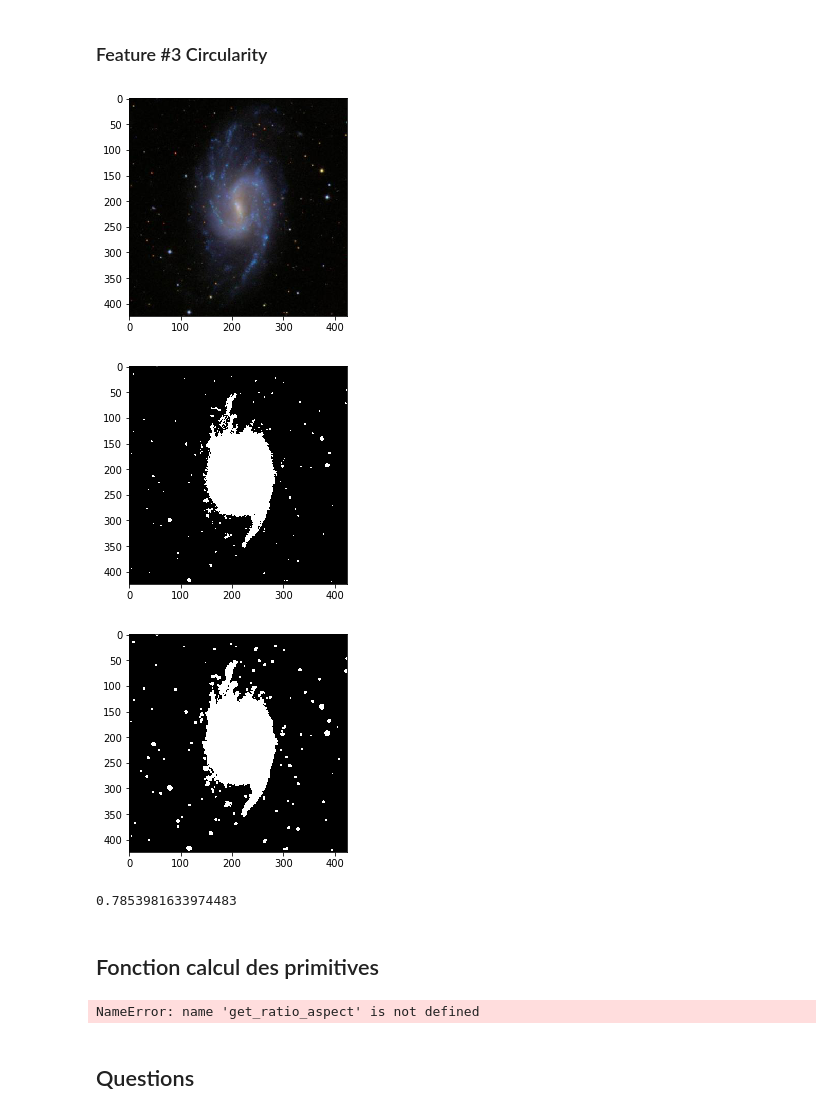
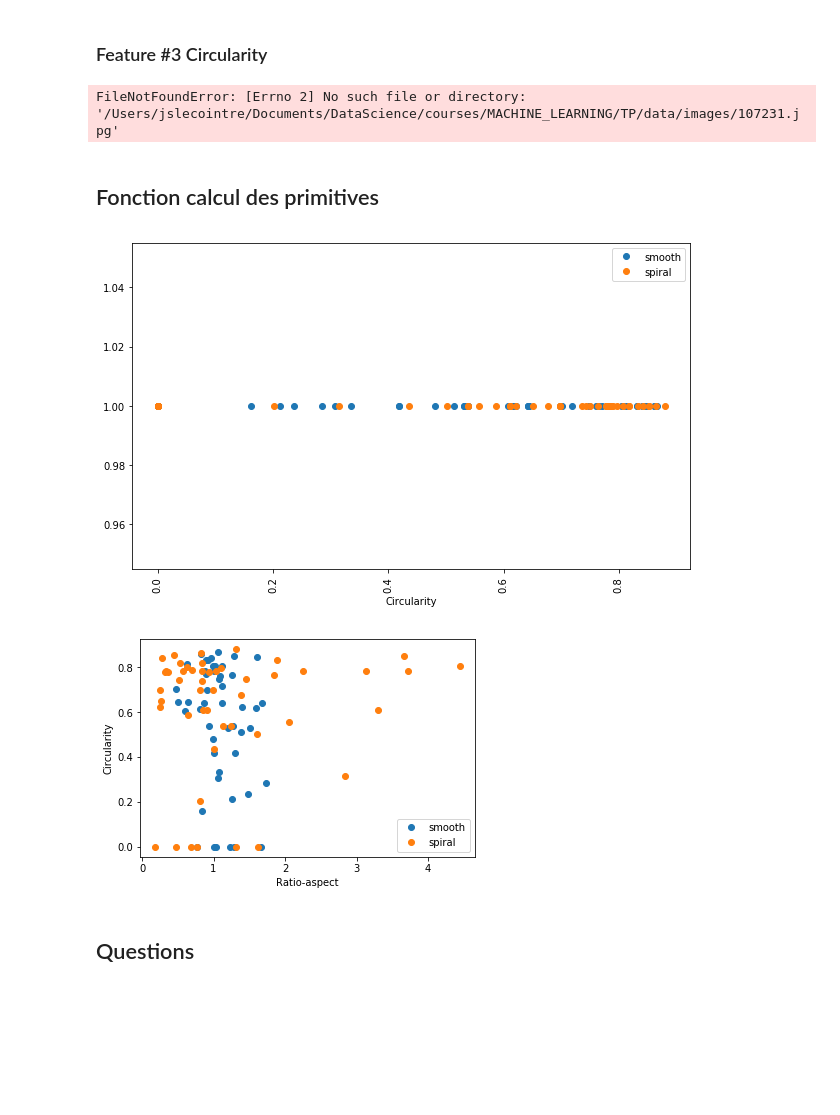
Before and after one commit to lodtan/gti770-tp1, a Jupyter notebook: GTI770-TP01.ipynb, the cells around one changed output. Cells and saved outputs as stored; diff of their text form; code cells hidden in the pictures; blank space fills up the shorter version.

Commit message:
add plots

```diff
--- a/GTI770-TP01.ipynb
+++ b/GTI770-TP01.ipynb
@@ -28,7 +28,7 @@ import csv
 pathHugo = "E:\\DocsPerso\\DocsBoulot\\ETS-MTL\\GTI770-02-SystIntel&MachineLearning\\data\\data\\images\\"
 # JS
 path= '/Users/jslecointre/Documents/DataScience/courses/MACHINE_LEARNING/TP/data/images/'
-path = '/Users/raen/Documents/UTC/ETS/GTI770/GTI770-Data/images/'
+pathElodie = '/Users/raen/Documents/UTC/ETS/GTI770/GTI770-Data/images/'
 exts = ".jpg"
 nb_img = "107231"
 
@@ -208,11 +208,6 @@ def calculateCircularity(img):
     kernel = np.ones((3,3),np.uint8)
     dilation = cv2.dilate(thresh,kernel,iterations = 1)
 
-    plt.imshow(thresh, cmap = 'gray')
-    plt.show()
-
-    plt.imshow(dilation, cmap = 'gray')
-    plt.show()
 
     # Get moment to calculate area
     img2, contours, hierarchy = cv2.findContours(thresh, 1, 2)
@@ -222,6 +217,8 @@ def calculateCircularity(img):
 
     #Get perimeter :
     perimeter = cv2.arcLength(contour,True)
+    if perimeter == 0:
+        perimeter = 0.1
 
     # Circularity
     circularity = 4 * math.pi * area / (perimeter**2)
@@ -234,10 +231,7 @@ plt.show()
 
 calculateCircularity(image)
 # %% [output]
-[figure, removed]
-[figure, removed]
-[figure, removed]
-0.7853981633974483
+FileNotFoundError: [Errno 2] No such file or directory: '/Users/jslecointre/Documents/DataScience/courses/MACHINE_LEARNING/TP/data/images/107231.jpg'
 # %% [markdown]
 ## Fonction calcul des primitives
 # %%
@@ -248,6 +242,7 @@ def calculateAttributes(path):
         count = 0
         X = []
         Y = []
+        attributes = []
         for row in reader:
             if (count >= 1 and count <= 50) or (count >= 11164 and count <= 11213):
                 image = cv2.imread(path + "/{}.jpg".format(row[0]))
@@ -257,9 +252,33 @@ def calculateAttributes(path):
 
     for image in X:
         ratio = get_ratio_aspect(image[1])
-        circularity = calculateCircularity(image)
+        circularity = calculateCircularity(image[1])
         attributes.append([image[0], ratio, circularity])
+    attributes = np.asarray(attributes)
     return attributes
+
+attributes = calculateAttributes(pathElodie)
-# %% [output]
-NameError: name 'get_ratio_aspect' is not defined
+# %%
+circularity = [float(line[2]) for line in attributes]
+
+plt.figure(figsize=(10,6))
+plt.plot(circularity[0:50], 50 * [1], "o", label = 'smooth')
+plt.plot(circularity[51:100], 49 * [1], "o", label = 'spiral')
+plt.xlabel('Circularity')
+plt.xticks(rotation=90)
+plt.legend()
+plt.show()
+# %% [output]
+[figure, added]
+# %%
+ratio = [float(line[1]) for line in attributes]
+
+plt.plot(ratio[0:49], circularity[0:49], 'o', label='smooth')
+plt.plot(ratio[50:99], circularity[50:99], 'o', label='spiral')
+plt.xlabel('Ratio-aspect')
+plt.ylabel('Circularity')
+plt.legend()
+plt.show()
+# %% [output]
+[figure, added]
 # %%
```
Also changed, not shown: parts of 2 cells of this notebook.
